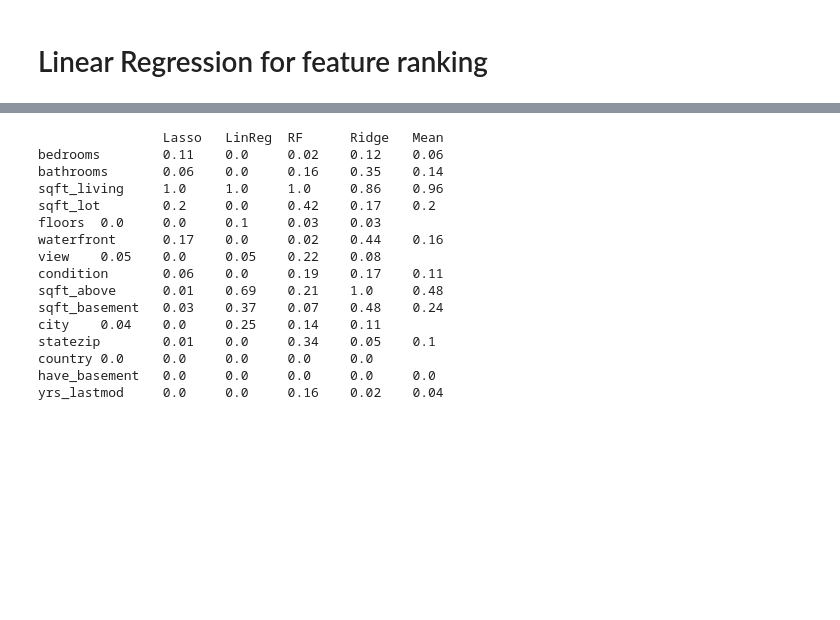
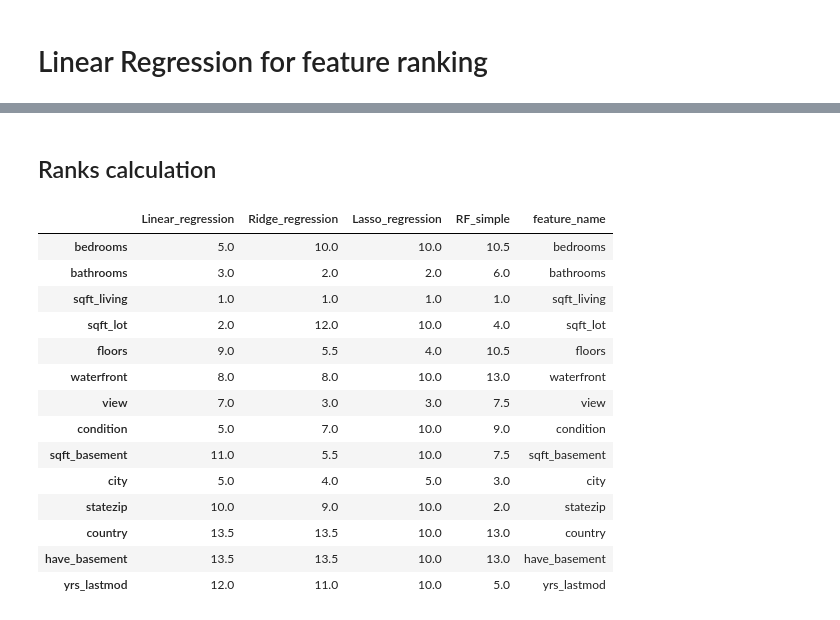
Before and after one commit to jorgedelpozolerida/KDS_Statistics_GroupProject, a Jupyter notebook: src/linearregression_method.ipynb, the cells around one changed output, grey strips where cells are left out. Drawn from its saved outputs; the diff is of its cells as text; code cells hidden in the pictures; blank space fills up the shorter version.

```diff
--- a/src/linearregression_method.ipynb
+++ b/src/linearregression_method.ipynb
@@ -67,5 +100,6 @@ ranks["Lasso"] = ranking(np.abs(lasso.coef_), colnames)
 # %%
+# Also RandomForest for comparison
 rf = RandomForestRegressor(n_jobs=-1, n_estimators=50, verbose=3)
 rf.fit(X, y)
-ranks["RF"] = ranking(rf.feature_importances_, colnames);
+ranks["RF_simple"] = ranking(rf.feature_importances_, features_names);
 # %% [output]
@@ -92,36 +126,33 @@ building tree 50 of 50
-# %%
-r = {}
-for name in colnames:
-    r[name] = round(np.mean([ranks[method][name]
-                             for method in ranks.keys()]), 2)
-
-methods = sorted(ranks.keys())
-ranks["Mean"] = r
-methods.append("Mean")
-
-print("\t\t%s" % "\t".join(methods))
-for name in colnames:
-    print("%s\t%s" % (name, "\t".join(map(str,
-                         [ranks[method][name] for method in methods]))))
-# %% [output]
-                Lasso   LinReg  RF      Ridge   Mean
-bedrooms        0.11    0.0     0.02    0.12    0.06
-bathrooms       0.06    0.0     0.16    0.35    0.14
-sqft_living     1.0     1.0     1.0     0.86    0.96
-sqft_lot        0.2     0.0     0.42    0.17    0.2
-floors  0.0     0.0     0.1     0.03    0.03
-waterfront      0.17    0.0     0.02    0.44    0.16
-view    0.05    0.0     0.05    0.22    0.08
-condition       0.06    0.0     0.19    0.17    0.11
-sqft_above      0.01    0.69    0.21    1.0     0.48
-sqft_basement   0.03    0.37    0.07    0.48    0.24
-city    0.04    0.0     0.25    0.14    0.11
-statezip        0.01    0.0     0.34    0.05    0.1
-country 0.0     0.0     0.0     0.0     0.0
-have_basement   0.0     0.0     0.0     0.0     0.0
-yrs_lastmod     0.0     0.0     0.16    0.02    0.04
+# %% [markdown]
+## Ranks calculation
 # %%
-rank_df = pd.DataFrame()
+decimalrank_df = pd.DataFrame()
+
+# Join preranks in dataframe
 for method_name, rank_list in ranks.items():
     df_Temp = pd.DataFrame(data = {method_name:pd.Series(rank_list)})
-    rank_df = pd.concat([rank_df,df_Temp ], axis=1)
+    decimalrank_df = pd.concat([decimalrank_df,df_Temp ], axis=1)
+
+rank_df = pd.DataFrame()
+# Create new integer ranks
+for method_name, rank_list in ranks.items():
+    rank_df[method_name] = decimalrank_df[method_name].rank(ascending=False)
+
+rank_df['feature_name'] = rank_df.index
+rank_df
+# %% [output]
+|  | Linear_regression | Ridge_regression | Lasso_regression | RF_simple | feature_name |
+| bedrooms | 5.0 | 10.0 | 10.0 | 10.5 | bedrooms |
+| bathrooms | 3.0 | 2.0 | 2.0 | 6.0 | bathrooms |
+| sqft_living | 1.0 | 1.0 | 1.0 | 1.0 | sqft_living |
+| sqft_lot | 2.0 | 12.0 | 10.0 | 4.0 | sqft_lot |
+| floors | 9.0 | 5.5 | 4.0 | 10.5 | floors |
+| waterfront | 8.0 | 8.0 | 10.0 | 13.0 | waterfront |
+| view | 7.0 | 3.0 | 3.0 | 7.5 | view |
+| condition | 5.0 | 7.0 | 10.0 | 9.0 | condition |
+| sqft_basement | 11.0 | 5.5 | 10.0 | 7.5 | sqft_basement |
+| city | 5.0 | 4.0 | 5.0 | 3.0 | city |
+| statezip | 10.0 | 9.0 | 10.0 | 2.0 | statezip |
+| country | 13.5 | 13.5 | 10.0 | 13.0 | country |
+| have_basement | 13.5 | 13.5 | 10.0 | 13.0 | have_basement |
+| yrs_lastmod | 12.0 | 11.0 | 10.0 | 5.0 | yrs_lastmod |
```
Also changed, not shown: parts of 12 cells of this notebook, 3 other files.
